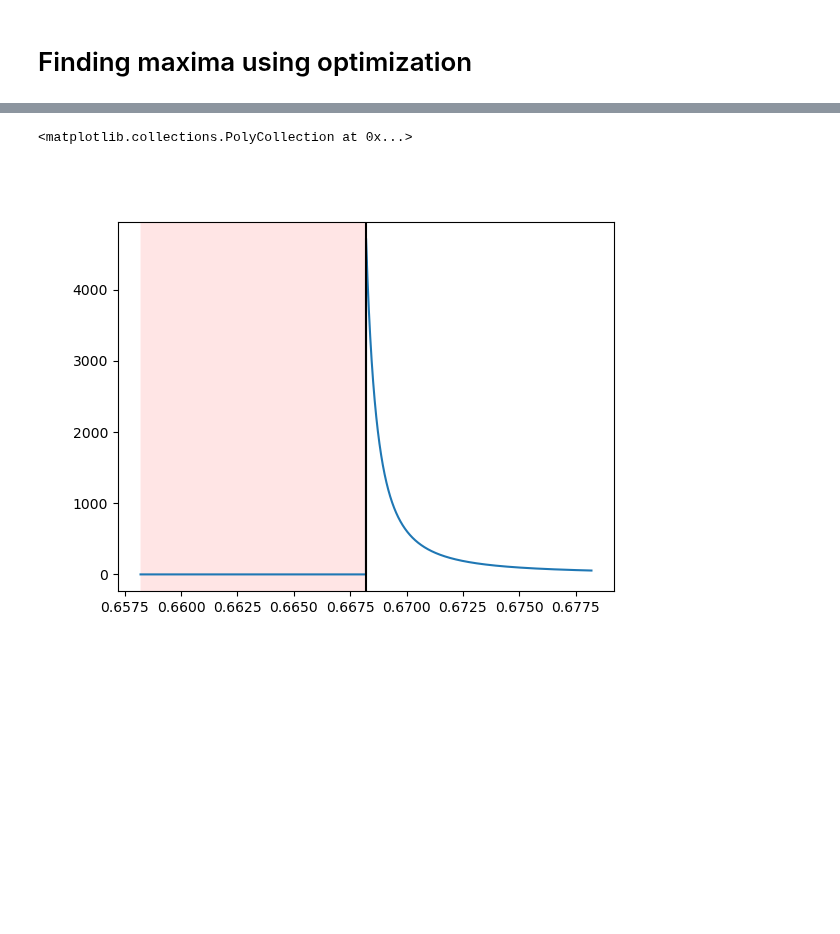
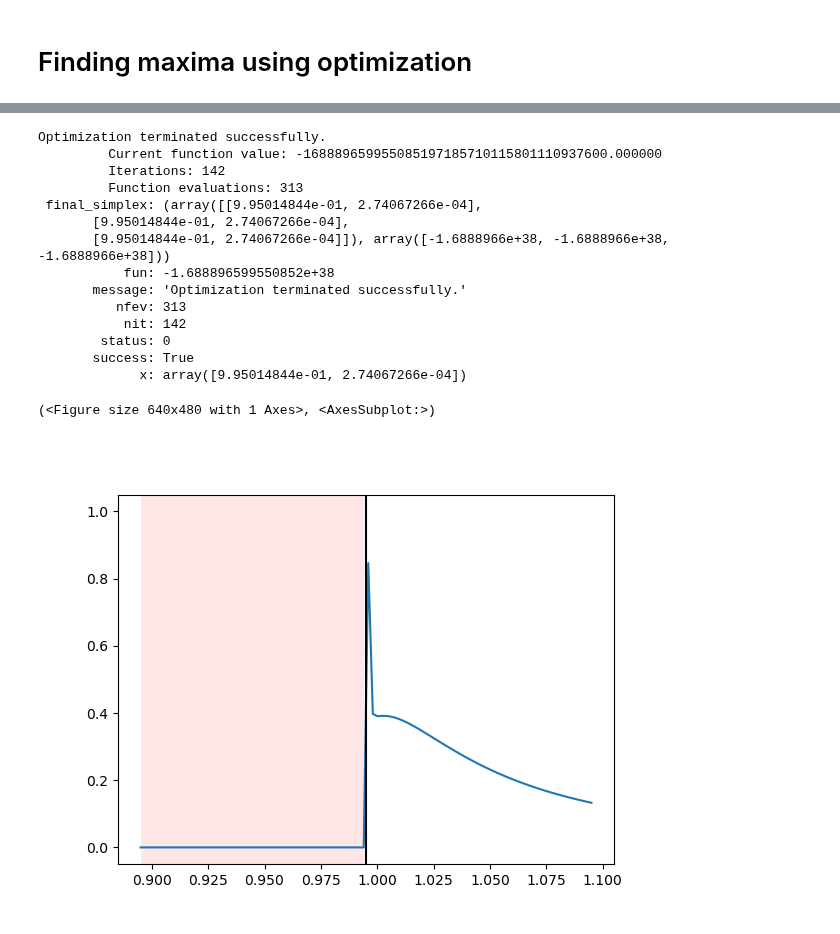
Before and after one commit to nyuad-astroparticle/LXe-Phonon, a Jupyter notebook: Simulation/0.MIP_Signal/Optimization.ipynb, the cells around one changed output, grey strips where cells are left out. Drawn from its saved outputs; the diff is of its cells as text; code cells hidden in the pictures; blank space fills up the shorter version.

Commit message:
Constrained optimization

```diff
--- a/Simulation/0.MIP_Signal/Optimization.ipynb
+++ b/Simulation/0.MIP_Signal/Optimization.ipynb
@@ -37,7 +39,7 @@ Cupy Not available in your system. No GPU Support
 # Create an estimator
 
 # Simulator parameters
-max_order   = 0
+max_order   = 1
 n_cores     = 20
 slow        = False
 
@@ -107,38 +97,0 @@ Optimization terminated successfully.
-# %%
-import matplotlib.transforms as mtransforms
-
-fig = plt.figure()
-ax  = fig.add_subplot(111)
-trans = mtransforms.blended_transform_factory(ax.transData, ax.transAxes)
-
-z   = res['x'][1]
-t   = np.linspace(res['x'][0]-.01,res['x'][0]+.01,10000)
-plt.plot(t,E(r,z,t,v,l))
-plt.axvline(res['x'][0],c='k')
-plt.fill_between(t,0,1,v*t - (z+r*np.sqrt(v**2-1)) < 0,
-                facecolor='red',alpha=0.1,transform=trans)
-# %% [output]
-<matplotlib.collections.PolyCollection at 0x...>
-[figure, removed]
-# %%
-# Calculate the maximum pressure given certain parameters
-def max_pressure(R,V,l):
-    # Array to store the final measurements
-    fmax    = []
-    pts     = []
-
-    # For all the pairs
-    for r in tqdm(R):
-        for v in tqdm(V):
-            z   = 0.1
-
-            # Estimator caller
-            p = lambda x: -E(r,x[1],x[0],v,l)
-
-            # Do the optimization
-            x0 = np.array([np.sqrt(r**2 + z**2),0])
-            res = minimize(p,x0,method='nelder-mead', options={'xatol': 1e-10, 'disp': True})
-            fmax.append(-res['fun'])
-            pts.append((r,res['x'][1],res['x'][0],v,l))
-
-    return fmax, pts
@@ -150,3 +161,32 @@ particle_files  = [data_dir+particle_dir+f for f in os.listdir(data_dir+particle
 particle_names  = [f.replace('.txt','') for f in os.listdir(data_dir+particle_dir)]
 fluids          = [fluid(fname,name=n) for fname,n in zip(fluid_files,fluid_names)]
 particles       = [particle(fname,name=n) for fname,n in zip(particle_files,particle_names)]
+# %%
+muon    = particles[0]
+xe      = fluids[3]
+
+muon(10*xe.sound_speed)
+r = 100e-2
+v = muon.speed/xe.sound_speed
+l = xe.viscosity_coefficient()*xe.sound_speed
+
+fun,x,res = max_pressure(r,v,l)
+print(res)
+plot_max(r,x[1],x[0],v,l,tol=.1,Npts=100)
+# %% [output]
+Optimization terminated successfully.
+         Current function value: -168889659955085197185710115801110937600.000000
+         Iterations: 142
+         Function evaluations: 313
+ final_simplex: (array([[9.95014844e-01, 2.74067266e-04],
+       [9.95014844e-01, 2.74067266e-04],
+       [9.95014844e-01, 2.74067266e-04]]), array([-1.6888966e+38, -1.6888966e+38, -1.6888966e+38]))
+           fun: -1.688896599550852e+38
+       message: 'Optimization terminated successfully.'
+          nfev: 313
+           nit: 142
+        status: 0
+       success: True
+             x: array([9.95014844e-01, 2.74067266e-04])
+(<Figure size 640x480 with 1 Axes>, <AxesSubplot:>)
+[figure, added]
```
Also changed, not shown: parts of 7 cells of this notebook, 1 other file.
